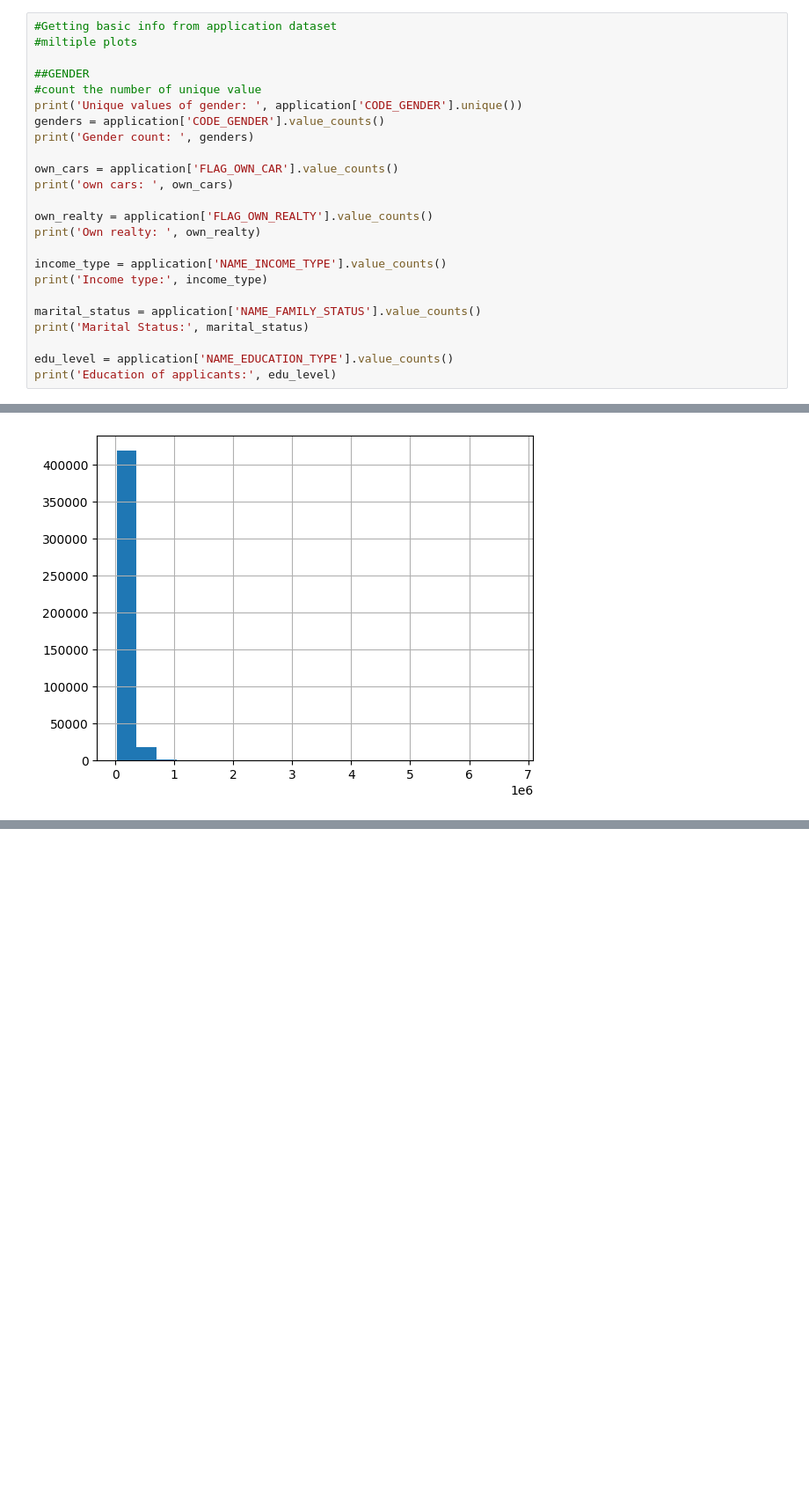
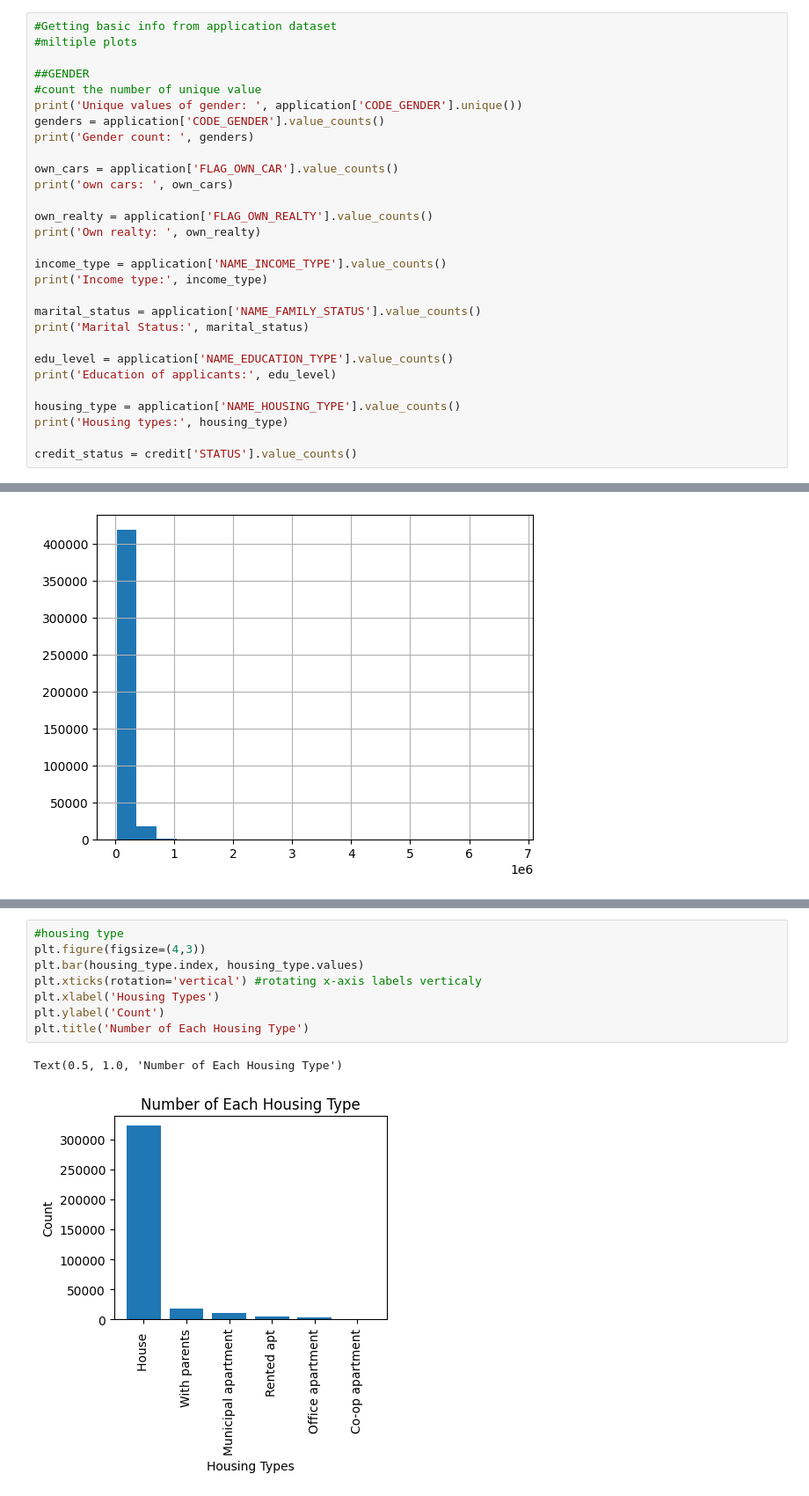
Before and after one commit to huy-ph/data_mining, a Jupyter notebook: learning/cc_decision/cc_analysis.ipynb, the cells around one changed output, grey strips where cells are left out. Shown at 88% size. Cells and saved outputs as stored; diff of their text form; blank space fills up the shorter version.

```diff
--- a/learning/cc_decision/cc_analysis.ipynb
+++ b/learning/cc_decision/cc_analysis.ipynb
@@ -145,4 +145,9 @@ print('Marital Status:', marital_status)
 
 edu_level = application['NAME_EDUCATION_TYPE'].value_counts()
 print('Education of applicants:', edu_level)
+
+housing_type = application['NAME_HOUSING_TYPE'].value_counts()
+print('Housing types:', housing_type)
+
+credit_status = credit['STATUS'].value_counts()
 # %% [output]
@@ -244,0 +251,11 @@ plt.show()
+# %%
+#housing type
+plt.figure(figsize=(4,3))
+plt.bar(housing_type.index, housing_type.values)
+plt.xticks(rotation='vertical') #rotating x-axis labels verticaly
+plt.xlabel('Housing Types')
+plt.ylabel('Count')
+plt.title('Number of Each Housing Type')
+# %% [output]
+Text(0.5, 1.0, 'Number of Each Housing Type')
+[figure, added]
```
Also changed, not shown: parts of 5 cells of this notebook.
